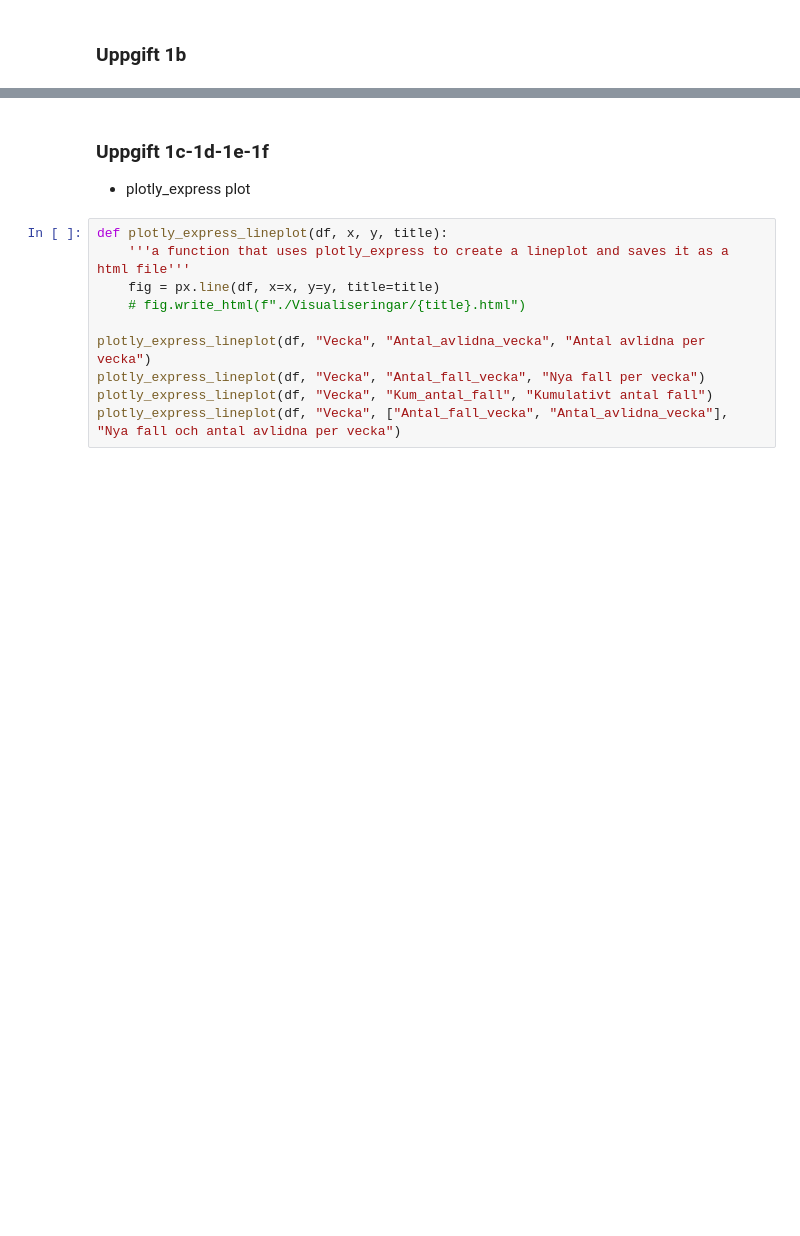
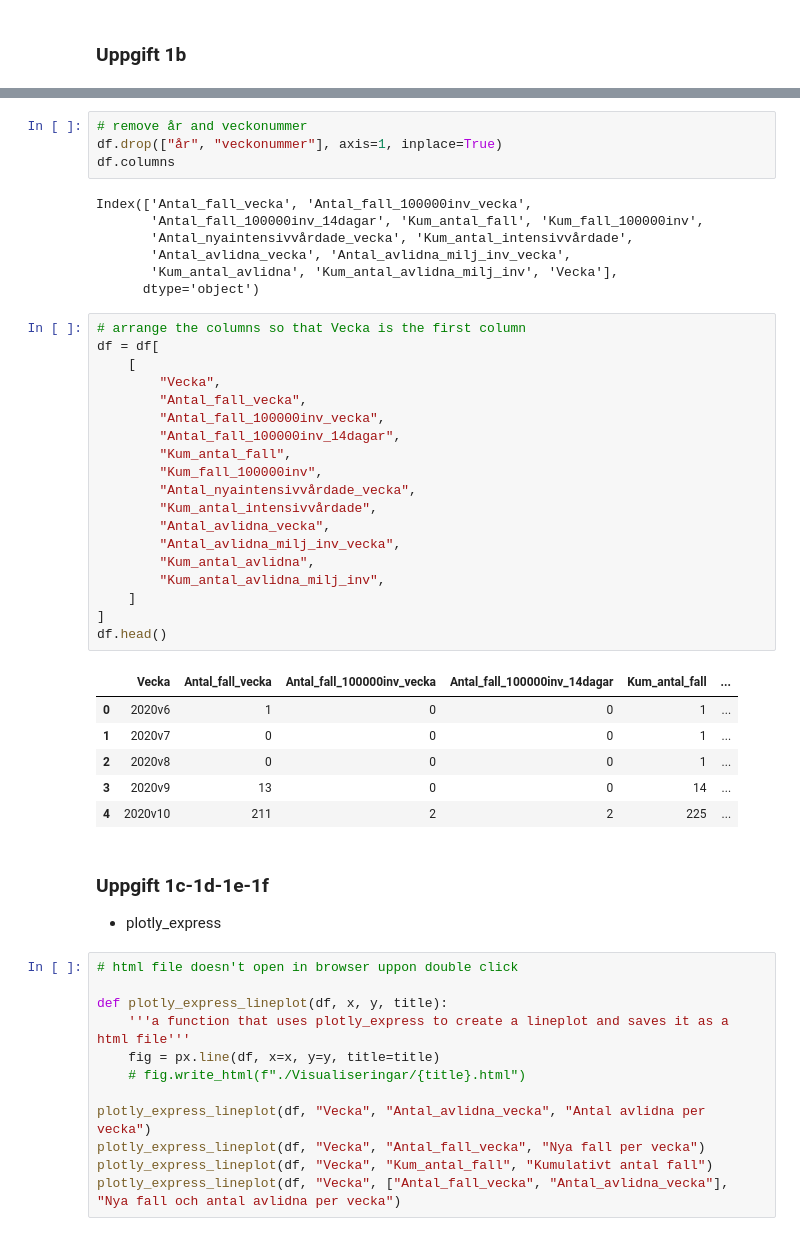
Before and after one commit to eliaselhaddad/Databehandling-Elias-El-Haddad, a Jupyter notebook: Labb_4/Uppgift_1.ipynb, the cells around one changed output, grey strips where cells are left out. Drawn from its saved outputs; the diff is of its cells as text; blank space fills up the shorter version.

```diff
--- a/Labb_4/Uppgift_1.ipynb
+++ b/Labb_4/Uppgift_1.ipynb
@@ -117,7 +110,46 @@ df["Vecka"] = df["år"].astype(str) + "v" + df["veckonummer"].astype(str)
+# %%
+# remove år and veckonummer
+df.drop(["år", "veckonummer"], axis=1, inplace=True)
+df.columns
+# %% [output]
+Index(['Antal_fall_vecka', 'Antal_fall_100000inv_vecka',
+       'Antal_fall_100000inv_14dagar', 'Kum_antal_fall', 'Kum_fall_100000inv',
+       'Antal_nyaintensivvårdade_vecka', 'Kum_antal_intensivvårdade',
+       'Antal_avlidna_vecka', 'Antal_avlidna_milj_inv_vecka',
+       'Kum_antal_avlidna', 'Kum_antal_avlidna_milj_inv', 'Vecka'],
+      dtype='object')
+# %%
+# arrange the columns so that Vecka is the first column
+df = df[
+    [
+        "Vecka",
+        "Antal_fall_vecka",
+        "Antal_fall_100000inv_vecka",
+        "Antal_fall_100000inv_14dagar",
+        "Kum_antal_fall",
+        "Kum_fall_100000inv",
+        "Antal_nyaintensivvårdade_vecka",
+        "Kum_antal_intensivvårdade",
+        "Antal_avlidna_vecka",
+        "Antal_avlidna_milj_inv_vecka",
+        "Kum_antal_avlidna",
+        "Kum_antal_avlidna_milj_inv",
+    ]
+]
+df.head()
+# %% [output]
+|  | Vecka | Antal_fall_vecka | Antal_fall_100000inv_vecka | Antal_fall_100000inv_14dagar | Kum_antal_fall | ... |
+| 0 | 2020v6 | 1 | 0 | 0 | 1 | ... |
+| 1 | 2020v7 | 0 | 0 | 0 | 1 | ... |
+| 2 | 2020v8 | 0 | 0 | 0 | 1 | ... |
+| 3 | 2020v9 | 13 | 0 | 0 | 14 | ... |
+| 4 | 2020v10 | 211 | 2 | 2 | 225 | ... |
 # %% [markdown]
 ### Uppgift 1c-1d-1e-1f
-- plotly_express plot
+- plotly_express
 # %%
+# html file doesn't open in browser uppon double click
+
 def plotly_express_lineplot(df, x, y, title):
     '''a function that uses plotly_express to create a lineplot and saves it as a html file'''
     fig = px.line(df, x=x, y=y, title=title)
```
Also changed, not shown: parts of 4 cells of this notebook, 1 other file.
